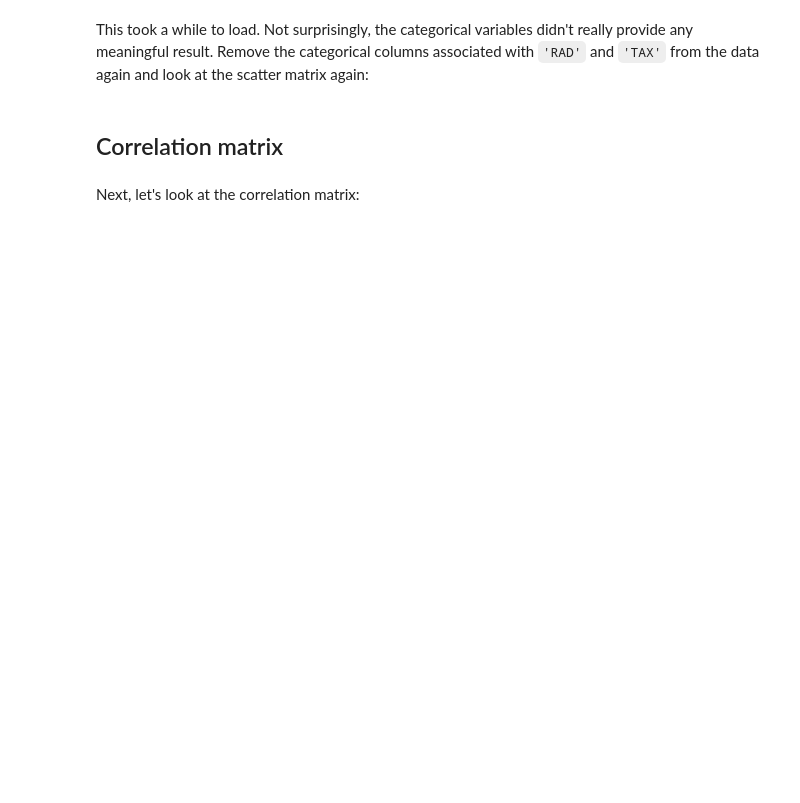
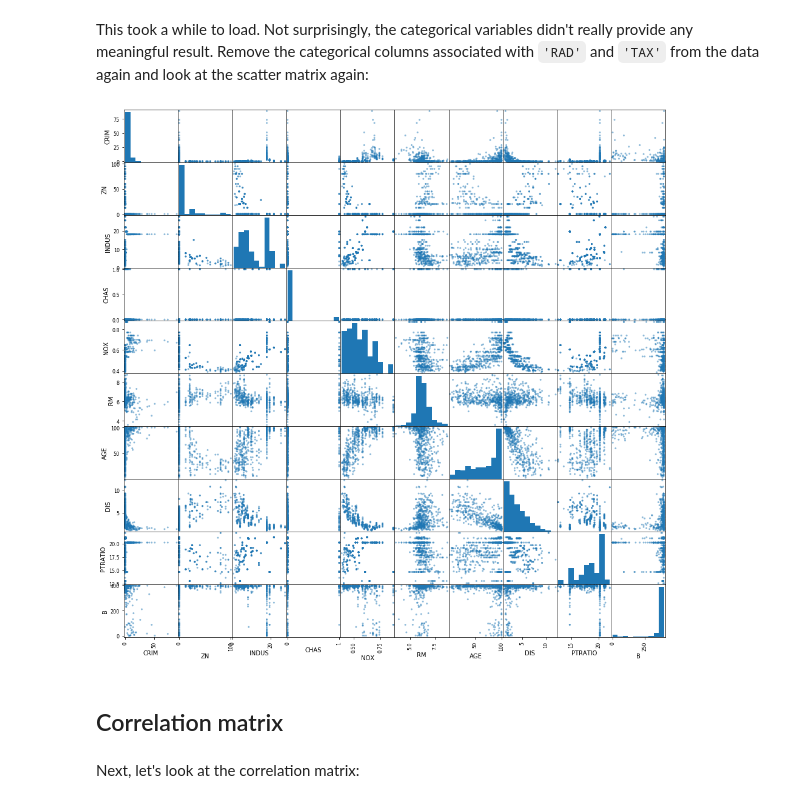
Before and after one commit to poariston/dsc-multicollinearity-of-features-lab-online-ds-pt-120919, a Jupyter notebook: index.ipynb, the cells around one changed output. Drawn from its saved outputs; the diff is of its cells as text; code cells hidden in the pictures; blank space fills up the shorter version.

```diff
--- a/index.ipynb
+++ b/index.ipynb
@@ -82,5 +66,11 @@ array([[<matplotlib.axes._subplots.AxesSubplot object at 0x...>,
 # %% [markdown]
 This took a while to load. Not surprisingly, the categorical variables didn't really provide any meaningful result. Remove the categorical columns associated with `'RAD'` and `'TAX'` from the data again and look at the scatter matrix again:
+# %%
+boston_small=boston_features.iloc[:,0:10]
+pd.plotting.scatter_matrix(boston_small,figsize=(16,16))
+plt.show();
+# %% [output]
+[figure, added]
 # %% [markdown]
 ## Correlation matrix
 # %% [markdown]
```
Also changed, not shown: parts of 7 cells of this notebook.
